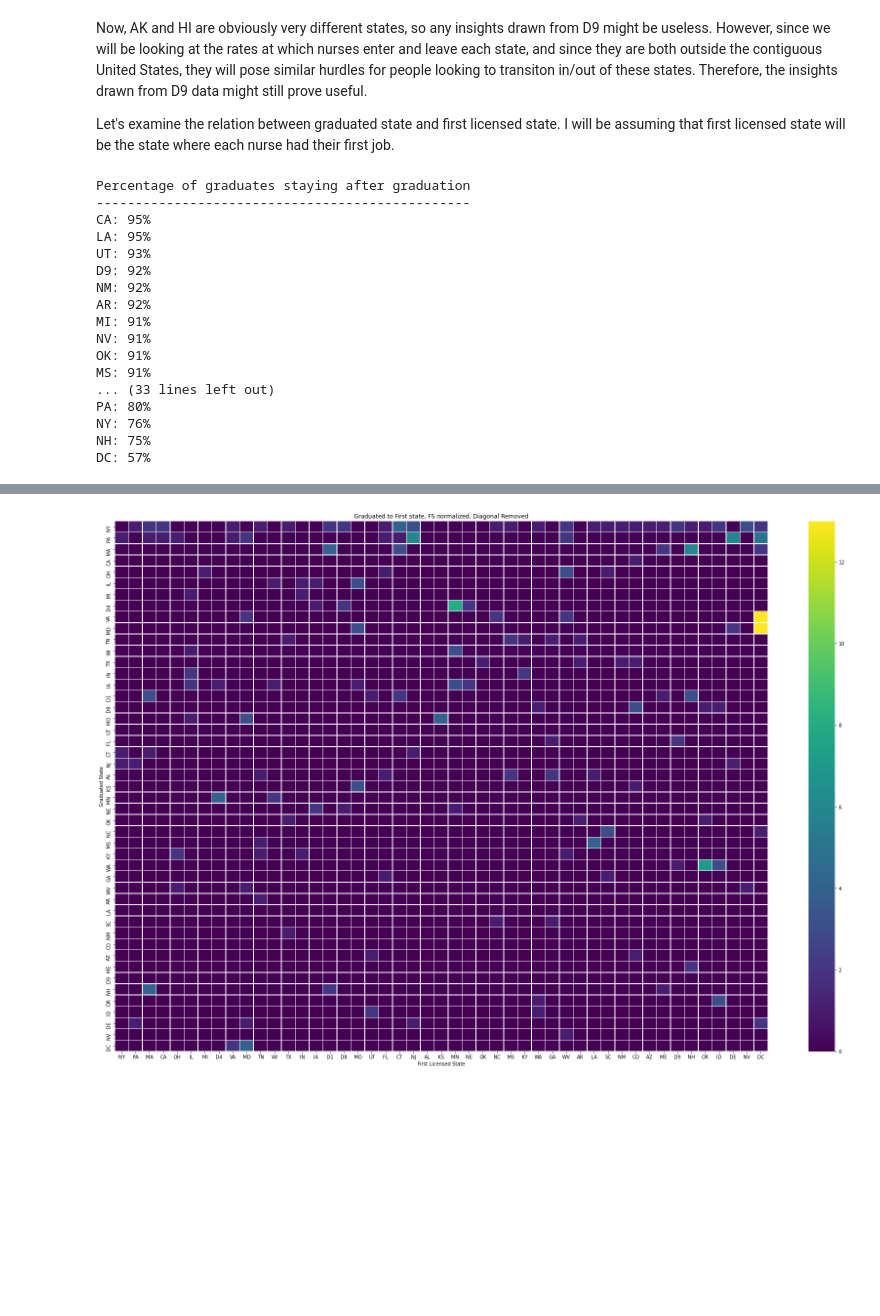
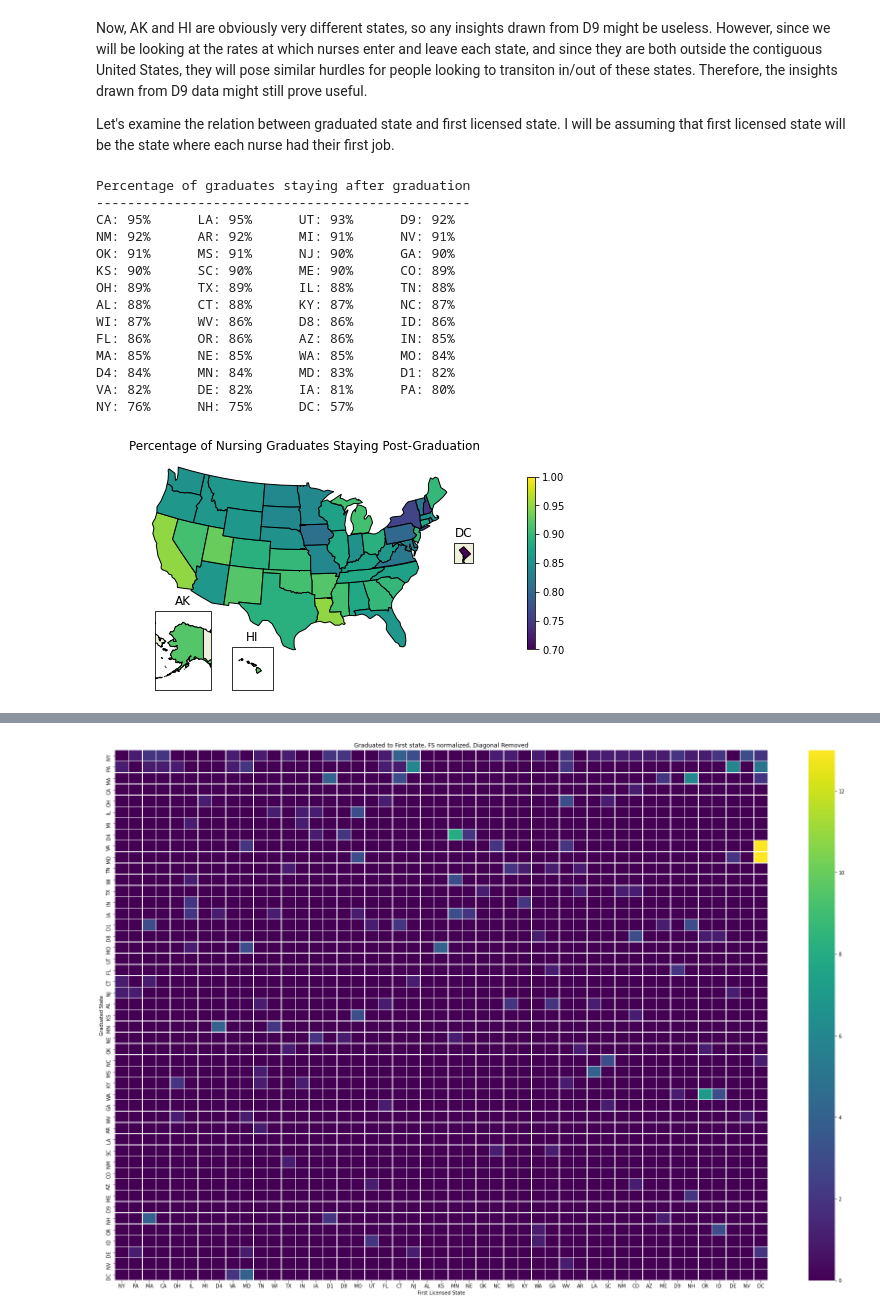
Before and after one commit to tk0802kim/Analysis-of-Nursing-Data, a Jupyter notebook: nursing_analysis.ipynb, the cells around one changed output, grey strips where cells are left out. Saved outputs shown, nothing was run; the diff lists cells and outputs as text; code cells hidden in the pictures; blank space fills up the shorter version.

```diff
--- a/nursing_analysis.ipynb
+++ b/nursing_analysis.ipynb
@@ -64,47 +64,76 @@ df_gfc.drop(index='.L',inplace=True)
 
 graduated_state_axis = df_gfc['grad'].sort_values(ascending=False).index
 first_state_axis = df_gfc['first'].sort_values(ascending=False).index
 current_state_axis = df_gfc['current'].sort_values(ascending=False).index
 
 """heatmap - graduate vs first state"""
 hm_gf_raw = np.zeros(shape=(df_gfc.shape[0],df_gfc.shape[0]),dtype=int) #y,x
 
 for gsi,gs in enumerate(graduated_state_axis):
     s1 = df_2018.loc[lambda df:df['ED_NDLOC_ST_PUF']==gs,'ED_FRN_ST_PUF'].value_counts() # first state series filtered for graduated state
     for fsi,fs in enumerate(graduated_state_axis):  #enumerate over gsa so x and y axis will have the same order
         try:
             hm_gf_raw[gsi][fsi] += s1[fs]
         except:
             pass
 
 #normalize by the total graduate number
 hm_gf = np.zeros(shape=(df_gfc.shape[0],df_gfc.shape[0]),dtype=int)
 for gsi,gs in enumerate(graduated_state_axis):
     total = sum(hm_gf_raw[gsi,:])
     if total>0:
         hm_gf[gsi,:]=hm_gf_raw[gsi,:]/total*100;
 
+
+#report results in order
+
 gf_stay_i = np.flip(np.argsort([hm_gf[i,i] for i in range(df_gfc.shape[0])]))
+
 print("Percentage of graduates staying after graduation")
 print("------------------------------------------------")
+
+report = ''
 for i in range(df_gfc.shape[0]):
-    print('{}: {}%'.format(graduated_state_axis[gf_stay_i[i]],hm_gf[gf_stay_i[i],gf_stay_i[i]]))
+    report+='{}: {}%      '.format(graduated_state_axis[gf_stay_i[i]],hm_gf[gf_stay_i[i],gf_stay_i[i]])
+    if i%4 == 3:
+        print(report)
+        report = ''
+else:
+    if i%4 != 3:
+        print(report)
+
+
+
+#draw heatmap
+map_data = {}
+cmap = plt.cm.get_cmap('viridis')
+data_range = [0.7, 1]
+map_title = 'Percentage of Nursing Graduates Staying Post-Graduation'
+for i in range(df_gfc.shape[0]):
+    stname = graduated_state_axis[i]
+    if stname in region.keys():
+        for st in region[stname]:
+            map_data[st]=cmap((hm_gf[i,i]-70)/30)
+    else:
+        map_data[stname]=cmap((hm_gf[i,i]-70)/30)
+
+
+from us_map import make_map
+make_map(map_data,cmap,data_range,map_title)
 # %% [output]
 Percentage of graduates staying after graduation
 ------------------------------------------------
-CA: 95%
-LA: 95%
-UT: 93%
-D9: 92%
-NM: 92%
-AR: 92%
-MI: 91%
-NV: 91%
-OK: 91%
-MS: 91%
-... (33 lines left out)
-PA: 80%
-NY: 76%
-NH: 75%
-DC: 57%
+CA: 95%      LA: 95%      UT: 93%      D9: 92%
+NM: 92%      AR: 92%      MI: 91%      NV: 91%
+OK: 91%      MS: 91%      NJ: 90%      GA: 90%
+KS: 90%      SC: 90%      ME: 90%      CO: 89%
+OH: 89%      TX: 89%      IL: 88%      TN: 88%
+AL: 88%      CT: 88%      KY: 87%      NC: 87%
+WI: 87%      WV: 86%      D8: 86%      ID: 86%
+FL: 86%      OR: 86%      AZ: 86%      IN: 85%
+MA: 85%      NE: 85%      WA: 85%      MO: 84%
+D4: 84%      MN: 84%      MD: 83%      D1: 82%
+VA: 82%      DE: 82%      IA: 81%      PA: 80%
+NY: 76%      NH: 75%      DC: 57%
+[figure, added]
 # %% [markdown]
```
Also changed, not shown: parts of 5 cells of this notebook, 6 other files.
